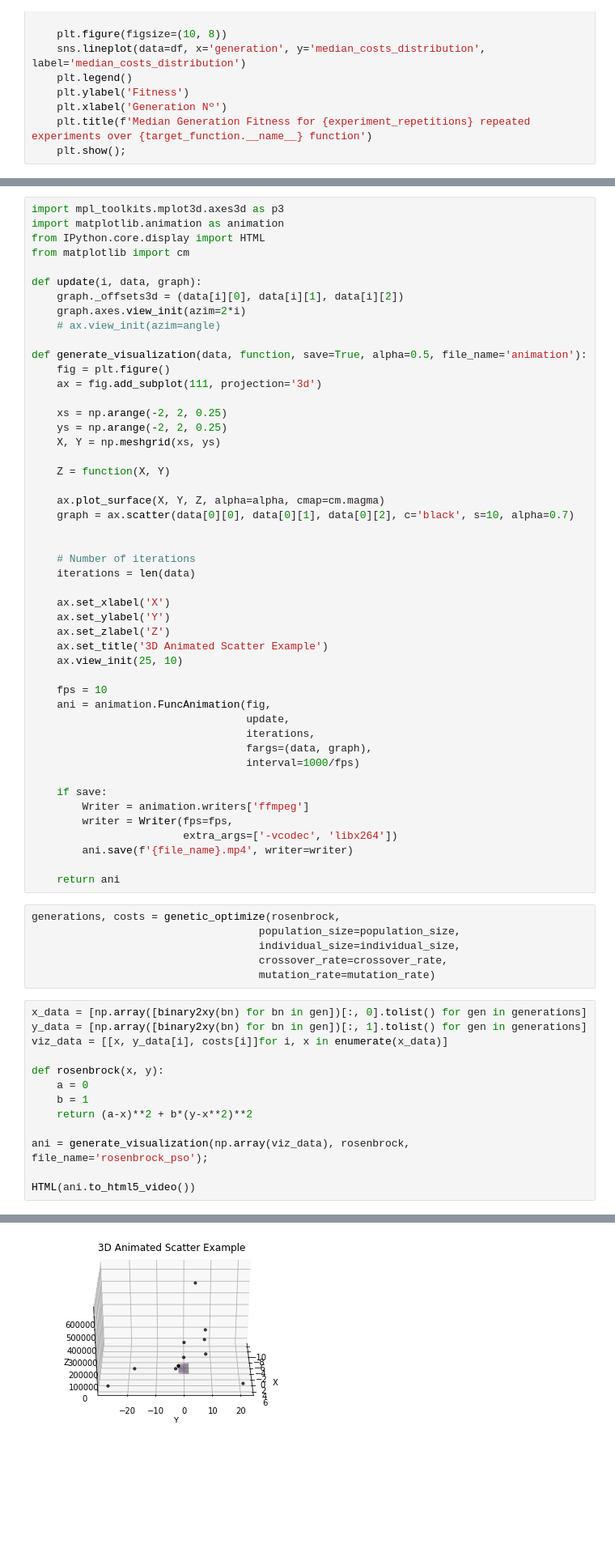
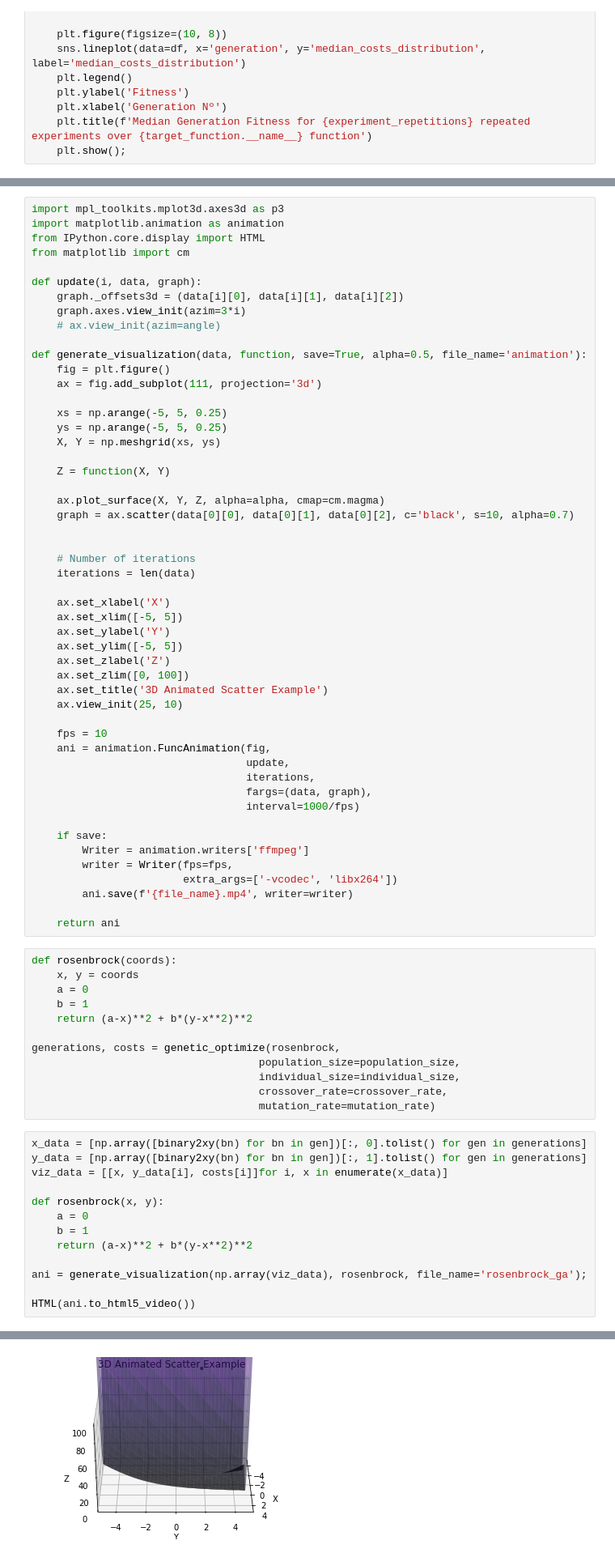
Before and after one commit to Justus-Jonas/Robotic_Simulator, a Jupyter notebook: GA.ipynb, the cells around one changed output, grey strips where cells are left out. Shown at 81% size. Drawn from its saved outputs; the diff is of its cells as text; blank space fills up the shorter version.

Commit message:
Add notebook with preset visualizations

```diff
--- a/GA.ipynb
+++ b/GA.ipynb
@@ -197,15 +207,15 @@ from matplotlib import cm
 
 def update(i, data, graph):
     graph._offsets3d = (data[i][0], data[i][1], data[i][2])
-    graph.axes.view_init(azim=2*i)
+    graph.axes.view_init(azim=3*i)
     # ax.view_init(azim=angle)
 
 def generate_visualization(data, function, save=True, alpha=0.5, file_name='animation'):
     fig = plt.figure()
     ax = fig.add_subplot(111, projection='3d')
 
-    xs = np.arange(-2, 2, 0.25)
-    ys = np.arange(-2, 2, 0.25)
+    xs = np.arange(-5, 5, 0.25)
+    ys = np.arange(-5, 5, 0.25)
     X, Y = np.meshgrid(xs, ys)
 
     Z = function(X, Y)
@@ -218,8 +228,11 @@ def generate_visualization(data, function, save=True, alpha=0.5, file_name='anim
     iterations = len(data)
 
     ax.set_xlabel('X')
+    ax.set_xlim([-5, 5])
     ax.set_ylabel('Y')
+    ax.set_ylim([-5, 5])
     ax.set_zlabel('Z')
+    ax.set_zlim([0, 100])
     ax.set_title('3D Animated Scatter Example')
     ax.view_init(25, 10)
 
@@ -238,6 +251,12 @@ def generate_visualization(data, function, save=True, alpha=0.5, file_name='anim
 
     return ani
 # %%
+def rosenbrock(coords):
+    x, y = coords
+    a = 0
+    b = 1
+    return (a-x)**2 + b*(y-x**2)**2
+
 generations, costs = genetic_optimize(rosenbrock,
                                     population_size=population_size,
                                     individual_size=individual_size,
@@ -246,16 +265,16 @@ generations, costs = genetic_optimize(rosenbrock,
 # %%
 x_data = [np.array([binary2xy(bn) for bn in gen])[:, 0].tolist() for gen in generations]
 y_data = [np.array([binary2xy(bn) for bn in gen])[:, 1].tolist() for gen in generations]
 viz_data = [[x, y_data[i], costs[i]]for i, x in enumerate(x_data)]
 
 def rosenbrock(x, y):
     a = 0
     b = 1
     return (a-x)**2 + b*(y-x**2)**2
 
-ani = generate_visualization(np.array(viz_data), rosenbrock, file_name='rosenbrock_pso');
+ani = generate_visualization(np.array(viz_data), rosenbrock, file_name='rosenbrock_ga');
 
 HTML(ani.to_html5_video())
 # %% [output]
 [interactive output not drawn]
-[figure, old version]
+[figure, new version]
```
Also changed, not shown: parts of 2 cells of this notebook.
